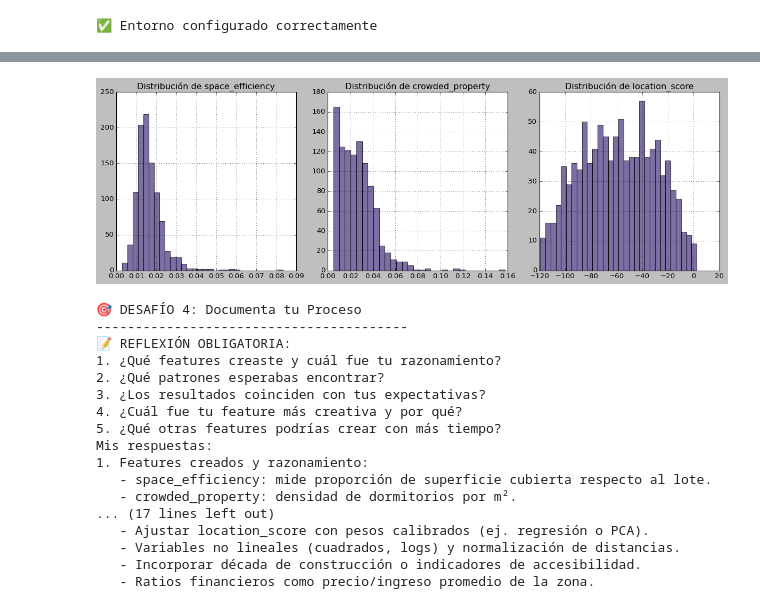
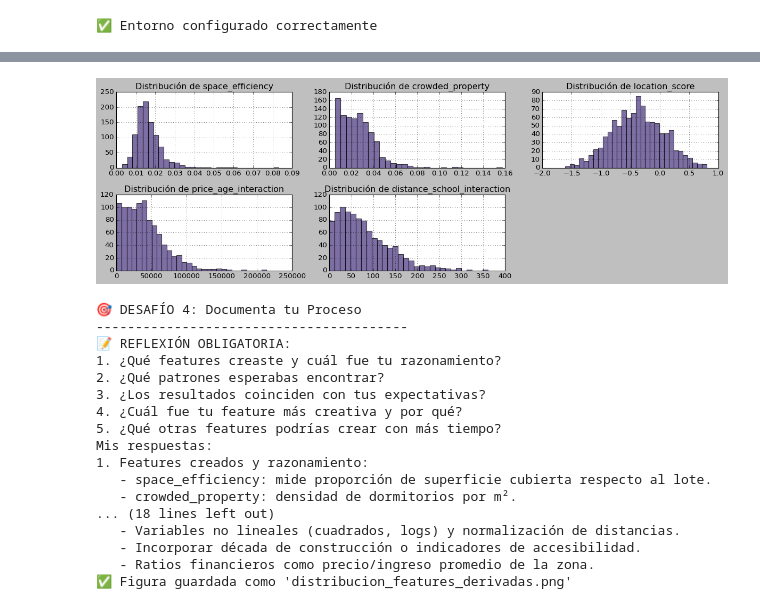
Before and after one commit to jjuuansee/portafolio-ia, a Jupyter notebook: docs/ingenieria-de-datos/ejercicios/ut3-feature-engineering/ocho.ipynb, the cells around one changed output, grey strips where cells are left out. Saved outputs shown, nothing was run; the diff lists cells and outputs as text; code cells hidden in the pictures.

```diff
--- a/docs/ingenieria-de-datos/ejercicios/ut3-feature-engineering/ocho.ipynb
+++ b/docs/ingenieria-de-datos/ejercicios/ut3-feature-engineering/ocho.ipynb
@@ -197,7 +173,7 @@ print("-" * 50)
 print("🔍 1. DISTRIBUCIÓN DE FEATURES DERIVADAS")
 
 # Seleccionar solo las nuevas features creadas
-new_features = ['price_per_sqft', 'sqft_per_bedroom', 'mi_ratio_1', 'mi_ratio_2',
+new_features = ['price_per_sqft', 'sqft_per_bedroom', 'construction_density', 'city_school_ratio',
                  'property_age', 'log_price', 'sqrt_sqft', 'sqft_squared']
 
 print("📈 Estadísticas de nuevas features:")
@@ -207,7 +183,7 @@ print(df_enhanced[new_features].describe().round(2))  # método para estadístic
 print("\n📊 2. VISUALIZANDO DISTRIBUCIONES")
 
 # Crear subplots para visualizar distribuciones
-fig, axes = plt.subplots(2, 4, figsize=(16, 8))
+fig, axes = plt.subplots(2, 4, figsize=(16, 10))
 axes = axes.ravel()  # convertir a array 1D
 
 for i, feature in enumerate(new_features):
@@ -243,6 +219,10 @@ for feature in numeric_features:
     print(f"🔍 {feature}:")
     print(f"   📊 Total outliers: {len(outliers)} ({len(outliers)/len(df_enhanced)*100:.1f}%)")
     print(f"   📏 Rango normal: [{lower:.2f}, {upper:.2f}]")
+
+
+fig.savefig("results/distribucion_features_derivadas.png", dpi=150)
+print("✅ Figura guardada como 'distribucion_features_derivadas.png'")
 # %% [output]
 📊 ANÁLISIS DE DISTRIBUCIÓN DE FEATURES
 --------------------------------------------------
@@ -395,6 +380,5 @@ Name: price, dtype: float64
 # %%
 # === INVESTIGACIÓN LIBRE ===
-# Aquí tienes libertad para explorar y crear tus propias features
 
 print("🚀 INVESTIGACIÓN LIBRE - CREA TUS PROPIAS FEATURES")
 print("=" * 60)
@@ -403,59 +387,53 @@ print("=" * 60)
 print("🎯 DESAFÍO 1: Features de Dominio Inmobiliario")
 print("-" * 40)
 
-# TODO: Crea al menos 3 features nuevas basadas en tu conocimiento del mercado inmobiliario
-# PISTAS ESPECÍFICAS:
-# - ¿Cómo afecta la relación entre superficie y lote? (¿es eficiente el uso del espacio?)
-# - ¿Qué pasa con propiedades que tienen muchas habitaciones pero poca superficie?
-# - ¿Cómo combinar distancia a ciudad, crimen y rating de escuela en un score de ubicación?
-# - ¿Hay patrones relacionados con la década de construcción vs precio?
-#['price', 'sqft', 'bedrooms', 'bathrooms', 'year_built', 'garage_spaces', 'lot_size', 'distance_to_city', 'school_rating', 'crime_rate']
+print("✅ space_efficiency: relación entre superficie y lote")
+print("✅ crowded_property: cantidad de habitaciones por pie cuadrado")
+print("✅ location_score: Suma ponderada de distancia, crimen y rating escolar")
 
-# Tu código aquí:
 df_enhanced['space_efficiency'] = df_enhanced['sqft'] / df_enhanced['lot_size']  # ¿superficie/lote?
 df_enhanced['crowded_property'] = df_enhanced['bedrooms'] / df_enhanced['sqft']  # ¿habitaciones/superficie?
-df_enhanced['location_score'] = - df_enhanced['crime_rate'] + df_enhanced['school_rating'] -  df_enhanced['distance_to_city'] # ¿combinar distancia, crimen, escuela?
 
-print("💡 PISTAS AVANZADAS:")
-print("- Piensa en outliers: ¿qué hace única a una propiedad?")
-print("- Considera interacciones: ¿cómo se relacionan múltiples variables?")
-print("- Usa conocimiento del dominio: ¿qué buscan los compradores?")
+scaler = MinMaxScaler()
+cols = ['crime_rate', 'school_rating', 'distance_to_city']
+
+df_scaled = pd.DataFrame(scaler.fit_transform(df_enhanced[cols]), columns=cols)
+
+df_enhanced['location_score'] = (
+    - df_scaled['crime_rate'] +
+    df_scaled['school_rating'] -
+    df_scaled['distance_to_city']
+)
 
 # 🎯 DESAFÍO 2: Features de Interacción
 print("\n🎯 DESAFÍO 2: Features de Interacción")
 print("-" * 40)
 
-# TODO: Crea features que capturen interacciones entre variables
-# PISTAS:
-# - ¿Cómo interactúa el precio por m² con la antigüedad?
-# - ¿Qué pasa cuando una propiedad es nueva Y tiene muchas habitaciones?
-# - ¿Cómo afecta la combinación de distancia y rating de escuela?
+print("✅ price_age_interaction: Interacción entre precio por pie cuadrado y antigüedad")
+print("✅ distance_school_interaction: Interacción entre distancia a ciudad y rating escolar")
 
-# Tu código aquí:
 df_enhanced['price_age_interaction'] = df_enhanced['price_per_sqft'] * df_enhanced['property_age']
-df_enhanced['new_large_property'] = (df_enhanced['age_category'] == 'nuevo') * df_enhanced['bedrooms']
 df_enhanced['distance_school_interaction'] = df_enhanced['distance_to_city'] * df_enhanced['school_rating']
 
 # 🎯 DESAFÍO 3: Evalúa el Impacto de tus Features
 print("\n🎯 DESAFÍO 3: Evalúa el Impacto")
 print("-" * 40)
 
-# TODO: Analiza qué tan útiles son tus nuevas features
-# 1. Calcula correlaciones con el precio
-# 2. Visualiza distribuciones
-# 3. Compara con features originales
-
-# Tu código aquí:
-nuevas_features = ['space_efficiency', 'crowded_property', 'location_score']
+nuevas_features = ['space_efficiency', 'crowded_property', 'location_score', 'price_age_interaction', 'distance_school_interaction']
 correlaciones = df_enhanced[nuevas_features + ['price']].corr()['price']
 print("Correlaciones de mis features:")
 print(correlaciones)
 
 # Visualizar distribuciones
-fig, axes = plt.subplots(1, 3, figsize=(15, 5))
+fig, axes = plt.subplots(2, 3, figsize=(15, 5))
+axes = axes.flatten()
 for i, feature in enumerate(nuevas_features):
     df_enhanced[feature].hist(bins=30, ax=axes[i], alpha=0.7)
     axes[i].set_title(f'Distribución de {feature}')
+
+for j in range(len(nuevas_features), len(axes)):
+    axes[j].set_visible(False)
+
 plt.tight_layout()
 plt.show()
 
@@ -497,6 +475,10 @@ print("   - Ajustar location_score con pesos calibrados (ej. regresión o PCA)."
 print("   - Variables no lineales (cuadrados, logs) y normalización de distancias.")
 print("   - Incorporar década de construcción o indicadores de accesibilidad.")
 print("   - Ratios financieros como precio/ingreso promedio de la zona.")
+
+
+fig.savefig("results/distribucion_features_libre.png", dpi=150)
+print("✅ Figura guardada como 'distribucion_features_derivadas.png'")
 # %% [output]
 🚀 INVESTIGACIÓN LIBRE - CREA TUS PROPIAS FEATURES
 ============================================================
@@ -520,5 +499,5 @@ price               1.000000
 Name: price, dtype: float64
-[figure, old version]
+[figure, new version]
 🎯 DESAFÍO 4: Documenta tu Proceso
 ----------------------------------------
 📝 REFLEXIÓN OBLIGATORIA:
@@ -531,11 +510,11 @@ Mis respuestas:
 1. Features creados y razonamiento:
    - space_efficiency: mide proporción de superficie cubierta respecto al lote.
    - crowded_property: densidad de dormitorios por m².
-... (17 lines left out)
-   - Ajustar location_score con pesos calibrados (ej. regresión o PCA).
+... (18 lines left out)
    - Variables no lineales (cuadrados, logs) y normalización de distancias.
    - Incorporar década de construcción o indicadores de accesibilidad.
    - Ratios financieros como precio/ingreso promedio de la zona.
+✅ Figura guardada como 'distribucion_features_derivadas.png'
 # %%
 # === PROBAR TUS SKILLS CON DATOS REALES ===
 
```
Also changed, not shown: parts of 8 cells of this notebook, 5 other files.
